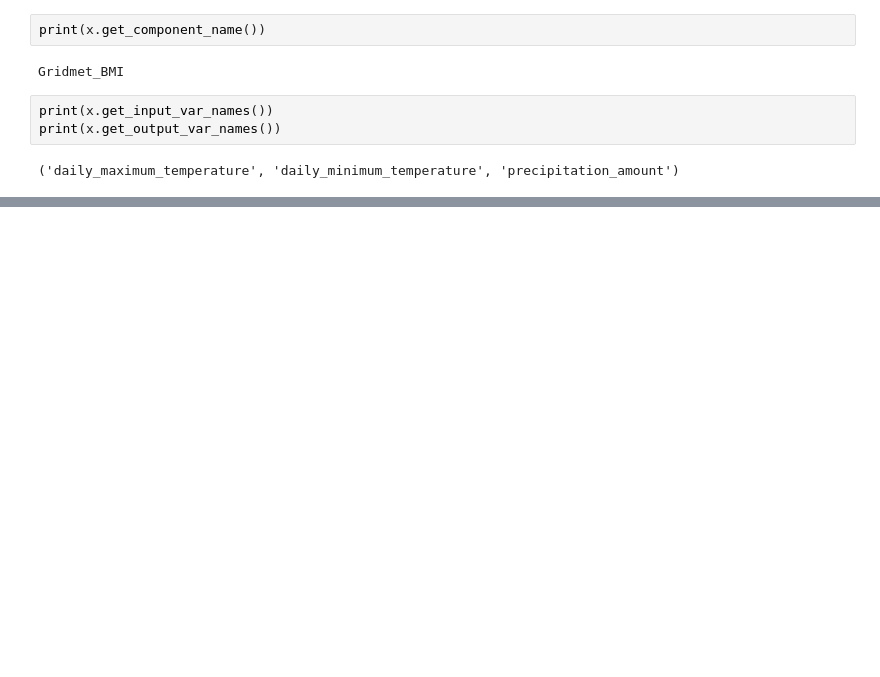
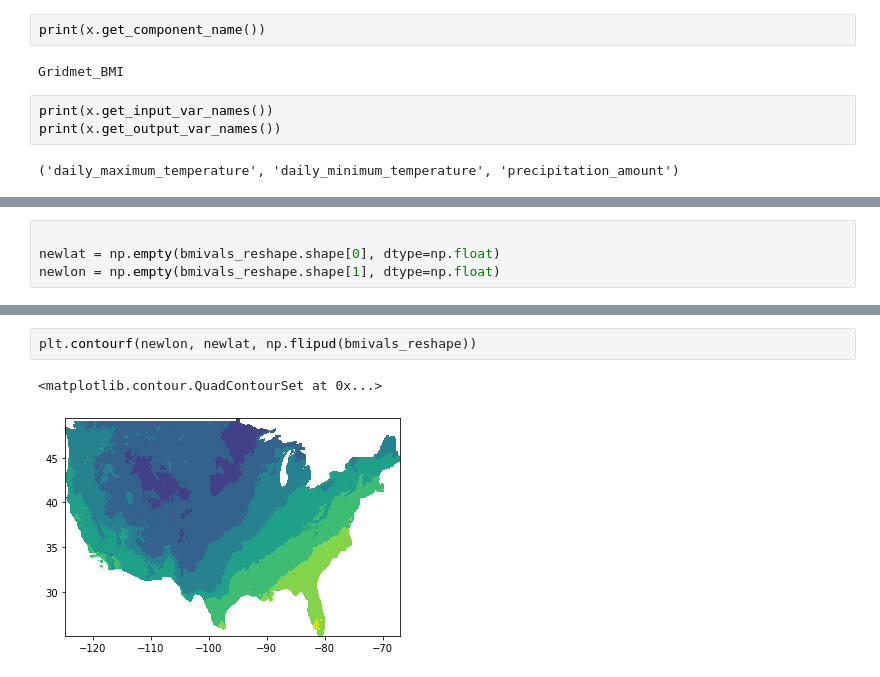
Before and after one commit to nhm-usgs/gridmet_bmi, a Jupyter notebook: notebooks/test_bmi_dev.ipynb, the cells around one changed output, grey strips where cells are left out. Cells and saved outputs as stored; diff of their text form; blank space fills up the shorter version.

```diff
--- a/notebooks/test_bmi_dev.ipynb
+++ b/notebooks/test_bmi_dev.ipynb
@@ -16,0 +95,4 @@ print(x.get_output_var_names())
+# %%
+
+newlat = np.empty(bmivals_reshape.shape[0], dtype=np.float)
+newlon = np.empty(bmivals_reshape.shape[1], dtype=np.float)
@@ -16,0 +116,5 @@ print(x.get_output_var_names())
+# %%
+plt.contourf(newlon, newlat, np.flipud(bmivals_reshape))
+# %% [output]
+<matplotlib.contour.QuadContourSet at 0x...>
+[figure, added]
```
Also changed, not shown: parts of 13 cells of this notebook, 5 other files.
